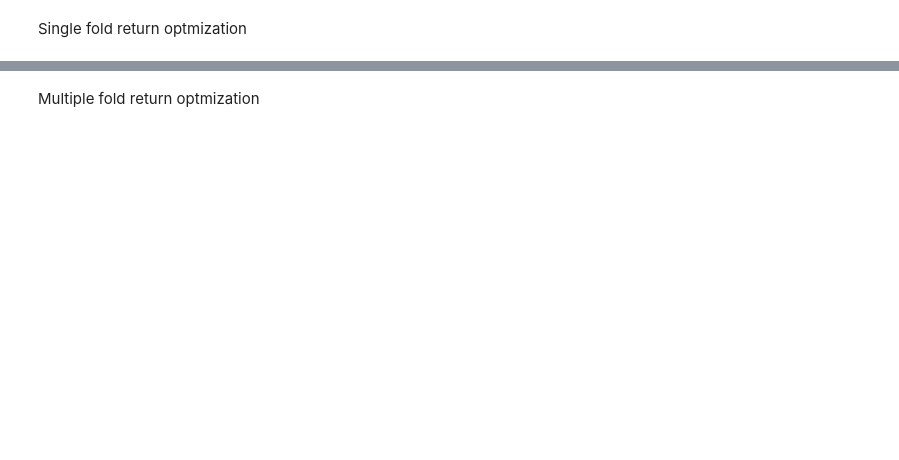
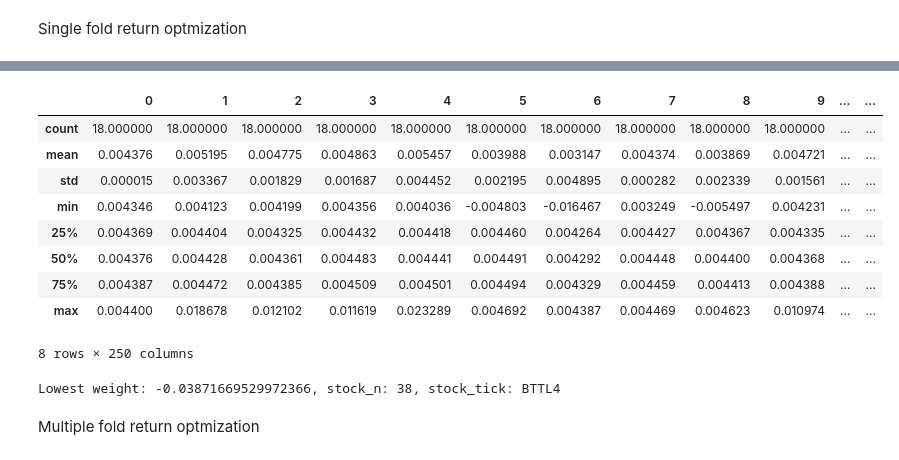
Before and after one commit to gabrielvieira37/master_thesis, a Jupyter notebook: prototype/article_prototype.ipynb, the cells around one changed output, grey strips where cells are left out. Cells and saved outputs as stored; diff of their text form; code cells hidden in the pictures; blank space fills up the shorter version.

```diff
--- a/prototype/article_prototype.ipynb
+++ b/prototype/article_prototype.ipynb
@@ -1025,0 +1020,10 @@ plt.show()
+# %%
+min_i = 0
+lowest = np.Inf
+for i in range(10):
+    w_describe = pd.DataFrame(w_test_results[i].T).describe()
+    negative_sum = sum(w_describe.loc['min'][w_describe.loc['min'] < 0])
+    if negative_sum < lowest:
+        lowest=negative_sum
+        min_i = i
+    print(f"i:{i}, negative_sum:{negative_sum}")
@@ -1026,3 +1041,24 @@ plt.show()
+# %%
+w_describe = pd.DataFrame(w_test_results[min_i].T).describe()
+w_describe
+# %% [output]
+|  | 0 | 1 | 2 | 3 | 4 | 5 | 6 | 7 | 8 | 9 | ... | ... |
+| count | 18.000000 | 18.000000 | 18.000000 | 18.000000 | 18.000000 | 18.000000 | 18.000000 | 18.000000 | 18.000000 | 18.000000 | ... | ... |
+| mean | 0.004376 | 0.005195 | 0.004775 | 0.004863 | 0.005457 | 0.003988 | 0.003147 | 0.004374 | 0.003869 | 0.004721 | ... | ... |
+| std | 0.000015 | 0.003367 | 0.001829 | 0.001687 | 0.004452 | 0.002195 | 0.004895 | 0.000282 | 0.002339 | 0.001561 | ... | ... |
+| min | 0.004346 | 0.004123 | 0.004199 | 0.004356 | 0.004036 | -0.004803 | -0.016467 | 0.003249 | -0.005497 | 0.004231 | ... | ... |
+| 25% | 0.004369 | 0.004404 | 0.004325 | 0.004432 | 0.004418 | 0.004460 | 0.004264 | 0.004427 | 0.004367 | 0.004335 | ... | ... |
+| 50% | 0.004376 | 0.004428 | 0.004361 | 0.004483 | 0.004441 | 0.004491 | 0.004292 | 0.004448 | 0.004400 | 0.004368 | ... | ... |
+| 75% | 0.004387 | 0.004472 | 0.004385 | 0.004509 | 0.004501 | 0.004494 | 0.004329 | 0.004459 | 0.004413 | 0.004388 | ... | ... |
+| max | 0.004400 | 0.018678 | 0.012102 | 0.011619 | 0.023289 | 0.004692 | 0.004387 | 0.004469 | 0.004623 | 0.010974 | ... | ... |
+8 rows × 250 columns
+# %%
+min_value = min(w_describe.loc['min'])
+min_arg = np.argmin(w_describe.loc['min'])
+min_tick = list(monthly_return.columns)[min_arg]
+print(f"Lowest weight: {min_value}, stock_n: {min_arg}, stock_tick: {min_tick}")
+# %% [output]
+Lowest weight: -0.03871669529972366, stock_n: 38, stock_tick: BTTL4
 # %% [markdown]
 Multiple fold return optmization
 # %%
```
Also changed, not shown: parts of 11 cells of this notebook, 1 other file.
